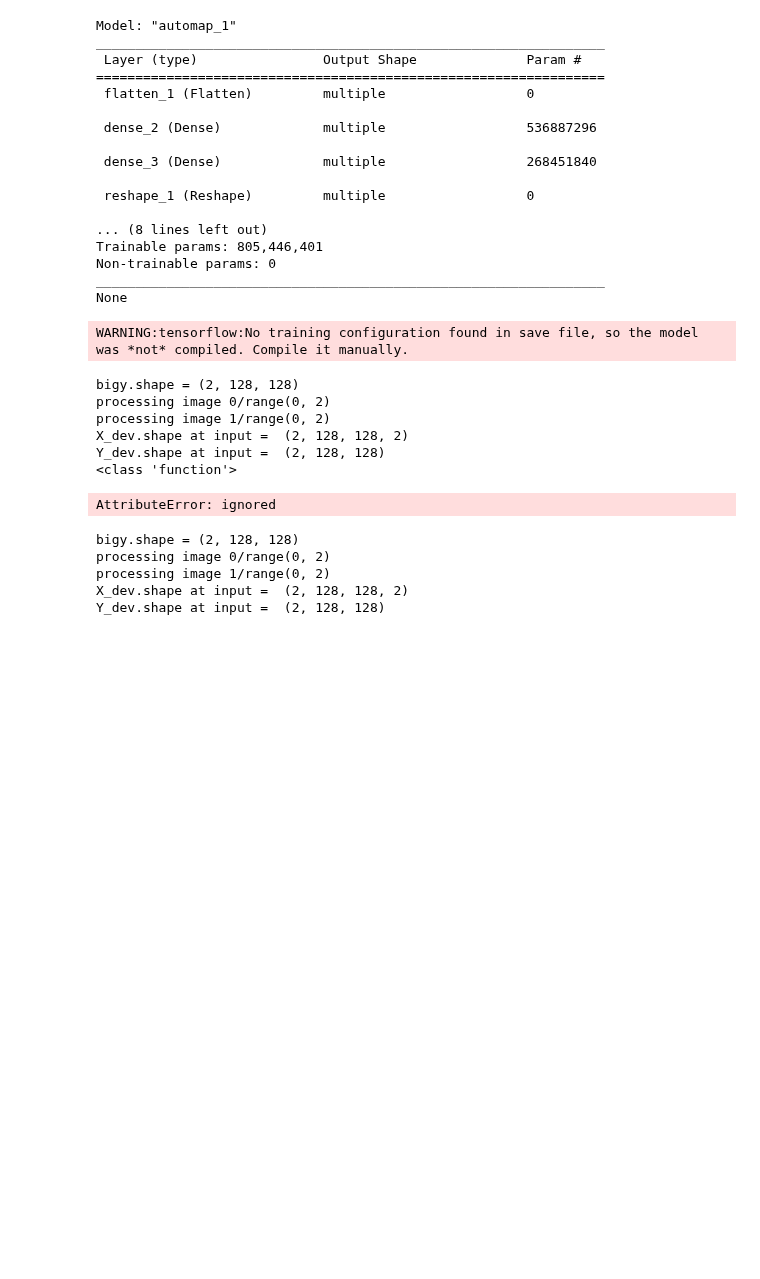
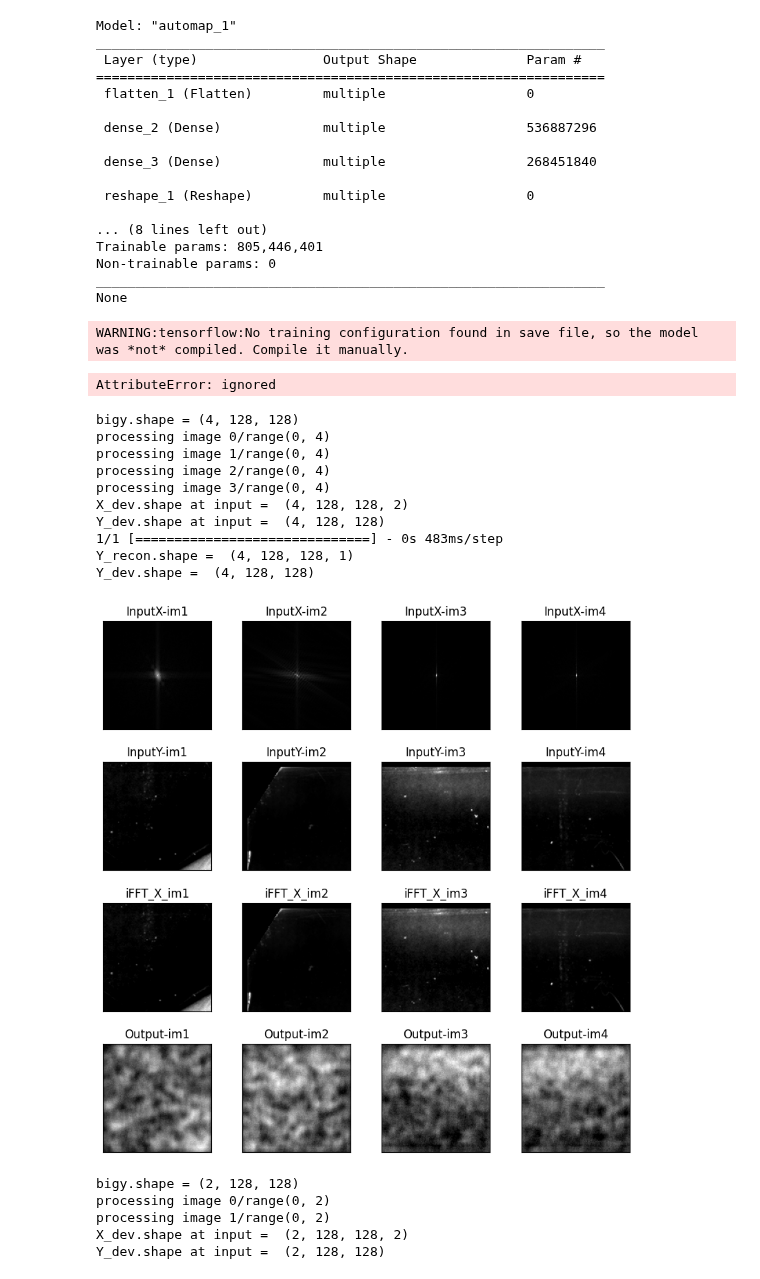
Before and after one commit to AK18k/auto_map, a Jupyter notebook: AUTOMAP_notebook.ipynb, the cells around one changed output. Drawn from its saved outputs; the diff is of its cells as text; code cells hidden in the pictures; blank space fills up the shorter version.

```diff
--- a/AUTOMAP_notebook.ipynb
+++ b/AUTOMAP_notebook.ipynb
@@ -833,13 +833,15 @@ _________________________________________________________________
 None
 # %%
 trained_model = tf.keras.models.load_model('/content/drive/MyDrive/automap/automap_model_1')
+print(trained_modeltrain_model.summary())
 # %% [output]
 WARNING:tensorflow:No training configuration found in save file, so the model was *not* compiled. Compile it manually.
+AttributeError: ignored
 # %%
 
 # Prepare test data
 img_start = 201
-img_stop = 203
+img_stop = 205
 # X_dev, Y_dev = load_STONE_data(  # Load images for training
 #     dir_train,
 #     n_cases,
@@ -852,27 +854,30 @@ print('X_dev.shape at input = ', X_dev.shape)
 print('Y_dev.shape at input = ', Y_dev.shape)
 
 # Make sure to compile your model before using it
-train_model.compile(optimizer='adam', loss='mse') # choose appropriate optimizer and loss for your problem
+trained_model.compile(optimizer='adam', loss='mse') # choose appropriate optimizer and loss for your problem
 
-Y_recon = train_model.predict(X_dev)
+Y_recon = trained_model.predict(X_dev)
 print('Y_recon.shape = ', Y_recon.shape)
 print('Y_dev.shape = ', Y_dev.shape)
 # %% [output]
-bigy.shape = (2, 128, 128)
-processing image 0/range(0, 2)
-processing image 1/range(0, 2)
-X_dev.shape at input =  (2, 128, 128, 2)
-Y_dev.shape at input =  (2, 128, 128)
-<class 'function'>
+bigy.shape = (4, 128, 128)
+processing image 0/range(0, 4)
+processing image 1/range(0, 4)
+processing image 2/range(0, 4)
+processing image 3/range(0, 4)
+X_dev.shape at input =  (4, 128, 128, 2)
+Y_dev.shape at input =  (4, 128, 128)
+1/1 [==============================] - 0s 483ms/step
+Y_recon.shape =  (4, 128, 128, 1)
+Y_dev.shape =  (4, 128, 128)
-AttributeError: ignored
 # %%
 # Other part of your code remains the same ...
 # Visualize the images, their reconstruction using iFFT and using trained model
 # 4 images to visualize:
-im1 = 15
-im2 = 16
-im3 = 17
-im4 = 18
+im1 = 0
+im2 = 1
+im3 = 2
+im4 = 3
 
 # iFFT back to image from corrupted frequency space
 # Complex image from real and imaginary part
@@ -910,33 +915,35 @@ plt.title('InputX-im4'), plt.xticks([]), plt.yticks([])
 plt.subplot(445), plt.imshow(Y_dev[im1, :, :], cmap='gray')
 plt.title('InputY-im1'), plt.xticks([]), plt.yticks([])
 plt.subplot(446), plt.imshow(Y_dev[im2, :, :], cmap='gray')
 plt.title('InputY-im2'), plt.xticks([]), plt.yticks([])
 plt.subplot(447), plt.imshow(Y_dev[im3, :, :], cmap='gray')
 plt.title('InputY-im3'), plt.xticks([]), plt.yticks([])
 plt.subplot(448), plt.imshow(Y_dev[im4, :, :], cmap='gray')
 plt.title('InputY-im4'), plt.xticks([]), plt.yticks([])
 
 # Show images reconstructed using iFFT
 plt.subplot(449), plt.imshow(X_iFFT_M1, cmap='gray')
 plt.title('iFFT_X_im1'), plt.xticks([]), plt.yticks([])
 plt.subplot(4,4,10), plt.imshow(X_iFFT_M2, cmap='gray')
 plt.title('iFFT_X_im2'), plt.xticks([]), plt.yticks([])
 plt.subplot(4,4,11), plt.imshow(X_iFFT_M3, cmap='gray')
 plt.title('iFFT_X_im3'), plt.xticks([]), plt.yticks([])
 plt.subplot(4,4,12), plt.imshow(X_iFFT_M4, cmap='gray')
 plt.title('iFFT_X_im4'), plt.xticks([]), plt.yticks([])
 
 # Show images reconstructed using neural network
 plt.subplot(4,4,13), plt.imshow(Y_recon[im1, :, :], cmap='gray')
 plt.title('Output-im1'), plt.xticks([]), plt.yticks([])
 plt.subplot(4,4,14), plt.imshow(Y_recon[im2, :, :], cmap='gray')
 plt.title('Output-im2'), plt.xticks([]), plt.yticks([])
 plt.subplot(4,4,15), plt.imshow(Y_recon[im3, :, :], cmap='gray')
 plt.title('Output-im3'), plt.xticks([]), plt.yticks([])
 plt.subplot(4,4,16), plt.imshow(Y_recon[im4, :, :], cmap='gray')
 plt.title('Output-im4'), plt.xticks([]), plt.yticks([])
 plt.subplots_adjust(hspace=0.3)
 plt.show()
+# %% [output]
+[figure, added]
 # %%
 ### Evaluate the model
 
```
